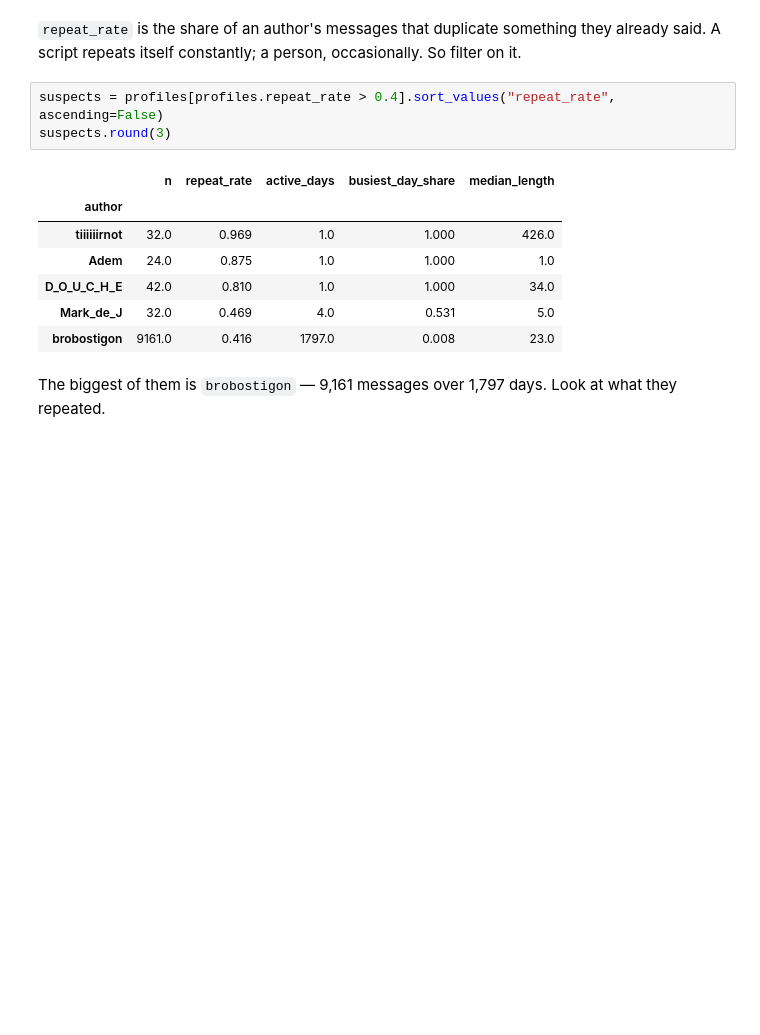
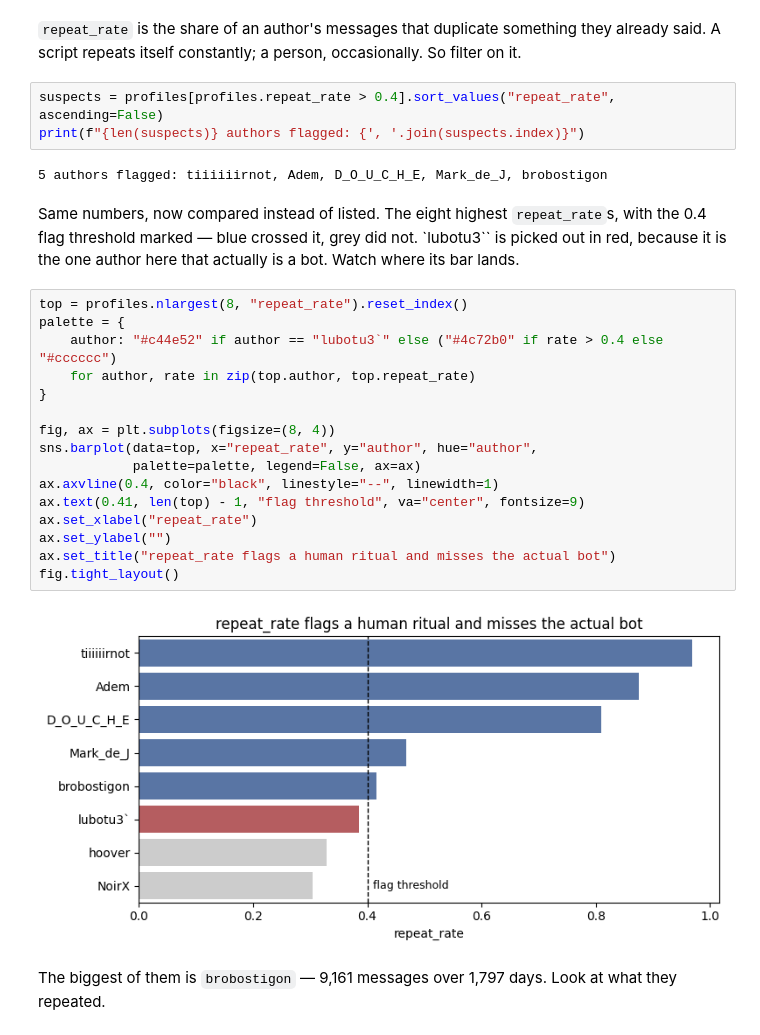
Before and after one commit to raoulg/MADS-DAV, a Jupyter notebook: notebooks/01-cleaning.ipynb, the cells around one changed output. Saved outputs shown, nothing was run; the diff lists cells and outputs as text; blank space fills up the shorter version.

```diff
--- a/notebooks/01-cleaning.ipynb
+++ b/notebooks/01-cleaning.ipynb
@@ -415,15 +406,31 @@ profiles.nlargest(8, "repeat_rate").round(3)
 said. A script repeats itself constantly; a person, occasionally. So filter on it.
 # %%
 suspects = profiles[profiles.repeat_rate > 0.4].sort_values("repeat_rate", ascending=False)
-suspects.round(3)
+print(f"{len(suspects)} authors flagged: {', '.join(suspects.index)}")
 # %% [output]
-|  | n | repeat_rate | active_days | busiest_day_share | median_length |
-| author |  |  |  |  |  |
-| tiiiiiirnot | 32.0 | 0.969 | 1.0 | 1.000 | 426.0 |
-| Adem | 24.0 | 0.875 | 1.0 | 1.000 | 1.0 |
-| D_O_U_C_H_E | 42.0 | 0.810 | 1.0 | 1.000 | 34.0 |
-| Mark_de_J | 32.0 | 0.469 | 4.0 | 0.531 | 5.0 |
-| brobostigon | 9161.0 | 0.416 | 1797.0 | 0.008 | 23.0 |
+5 authors flagged: tiiiiiirnot, Adem, D_O_U_C_H_E, Mark_de_J, brobostigon
+# %% [markdown]
+Same numbers, now compared instead of listed. The eight highest `repeat_rate`s, with the 0.4
+flag threshold marked — blue crossed it, grey did not. `lubotu3\`` is picked out in red,
+because it is the one author here that actually is a bot. Watch where its bar lands.
+# %%
+top = profiles.nlargest(8, "repeat_rate").reset_index()
+palette = {
+    author: "#c44e52" if author == "lubotu3`" else ("#4c72b0" if rate > 0.4 else "#cccccc")
+    for author, rate in zip(top.author, top.repeat_rate)
+}
+
+fig, ax = plt.subplots(figsize=(8, 4))
+sns.barplot(data=top, x="repeat_rate", y="author", hue="author",
+            palette=palette, legend=False, ax=ax)
+ax.axvline(0.4, color="black", linestyle="--", linewidth=1)
+ax.text(0.41, len(top) - 1, "flag threshold", va="center", fontsize=9)
+ax.set_xlabel("repeat_rate")
+ax.set_ylabel("")
+ax.set_title("repeat_rate flags a human ritual and misses the actual bot")
+fig.tight_layout()
+# %% [output]
+[figure, added]
 # %% [markdown]
 The biggest of them is `brobostigon` — 9,161 messages over 1,797 days. Look at what they
 repeated.
```
Also changed, not shown: parts of 3 cells of this notebook.
